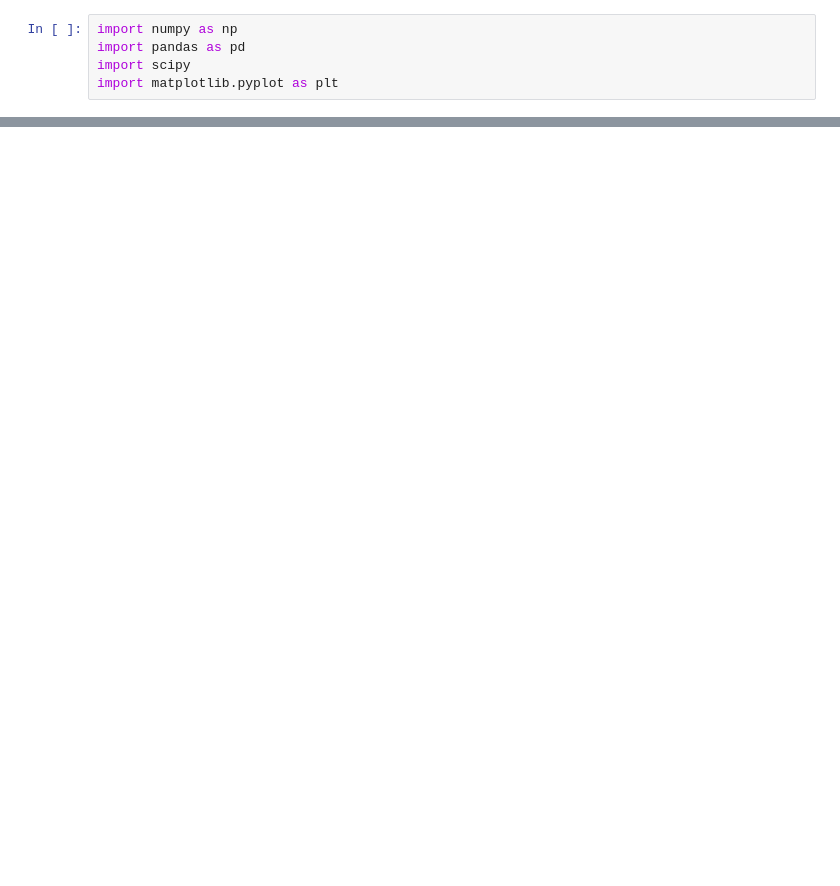
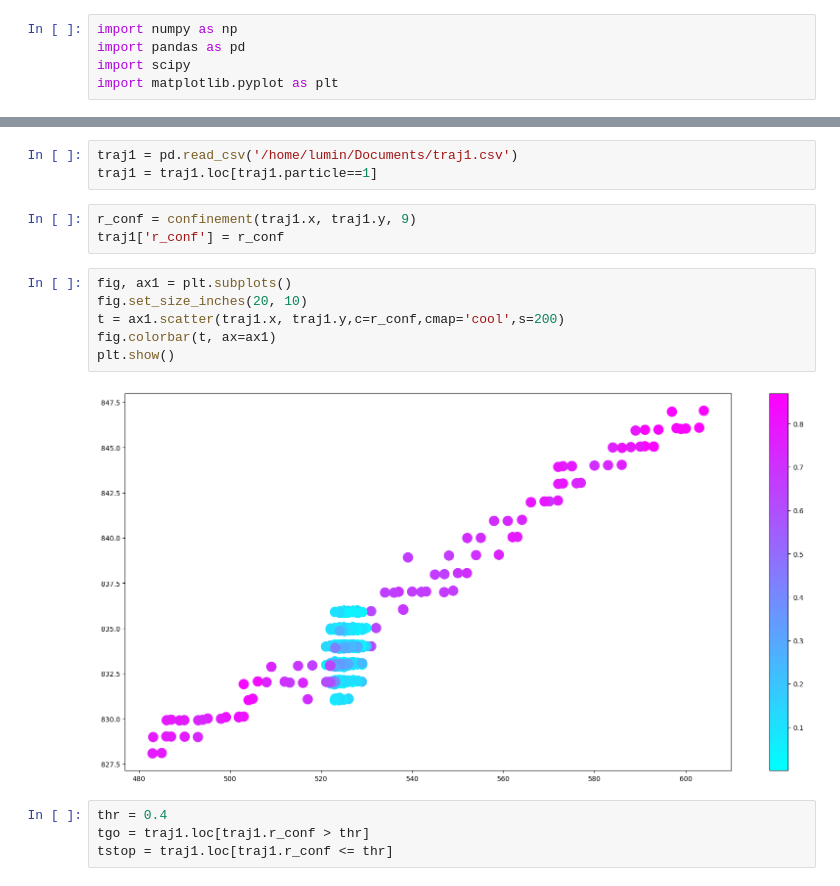
Before and after one commit to biophotlumin/mint, a Jupyter notebook: mint/archive/rconf.ipynb, the cells around one changed output, grey strips where cells are left out. Drawn from its saved outputs; the diff is of its cells as text; blank space fills up the shorter version.

```diff
--- a/mint/archive/rconf.ipynb
+++ b/mint/archive/rconf.ipynb
@@ -70,0 +136,18 @@ tracks = pd.read_csv(r'/media/baptiste/Windows/Users/LUMIN10/Documents/Test Devr
+# %%
+traj1 = pd.read_csv('/home/lumin/Documents/traj1.csv')
+traj1 = traj1.loc[traj1.particle==1]
+# %%
+r_conf = confinement(traj1.x, traj1.y, 9)
+traj1['r_conf'] = r_conf
+# %%
+fig, ax1 = plt.subplots()
+fig.set_size_inches(20, 10)
+t = ax1.scatter(traj1.x, traj1.y,c=r_conf,cmap='cool',s=200)
+fig.colorbar(t, ax=ax1)
+plt.show()
+# %% [output]
+[figure, added]
+# %%
+thr = 0.4
+tgo = traj1.loc[traj1.r_conf > thr]
+tstop = traj1.loc[traj1.r_conf <= thr]
```
Also changed, not shown: parts of 13 cells of this notebook, 18 other files.
